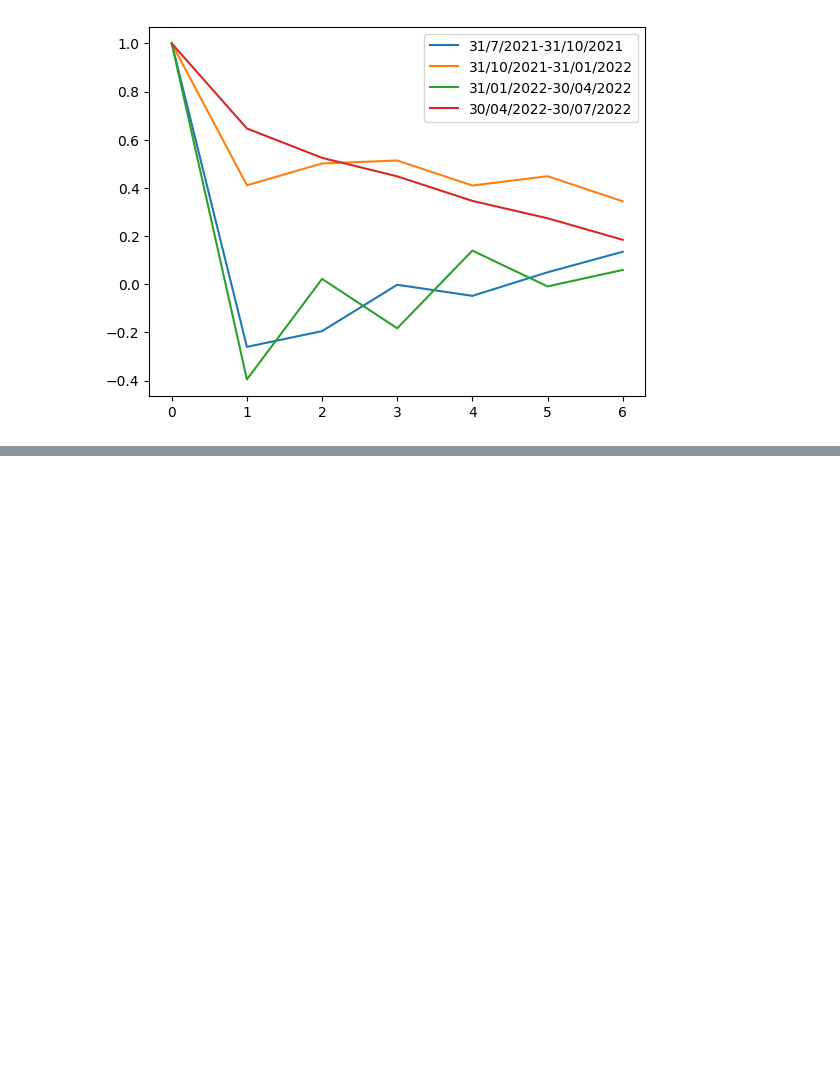
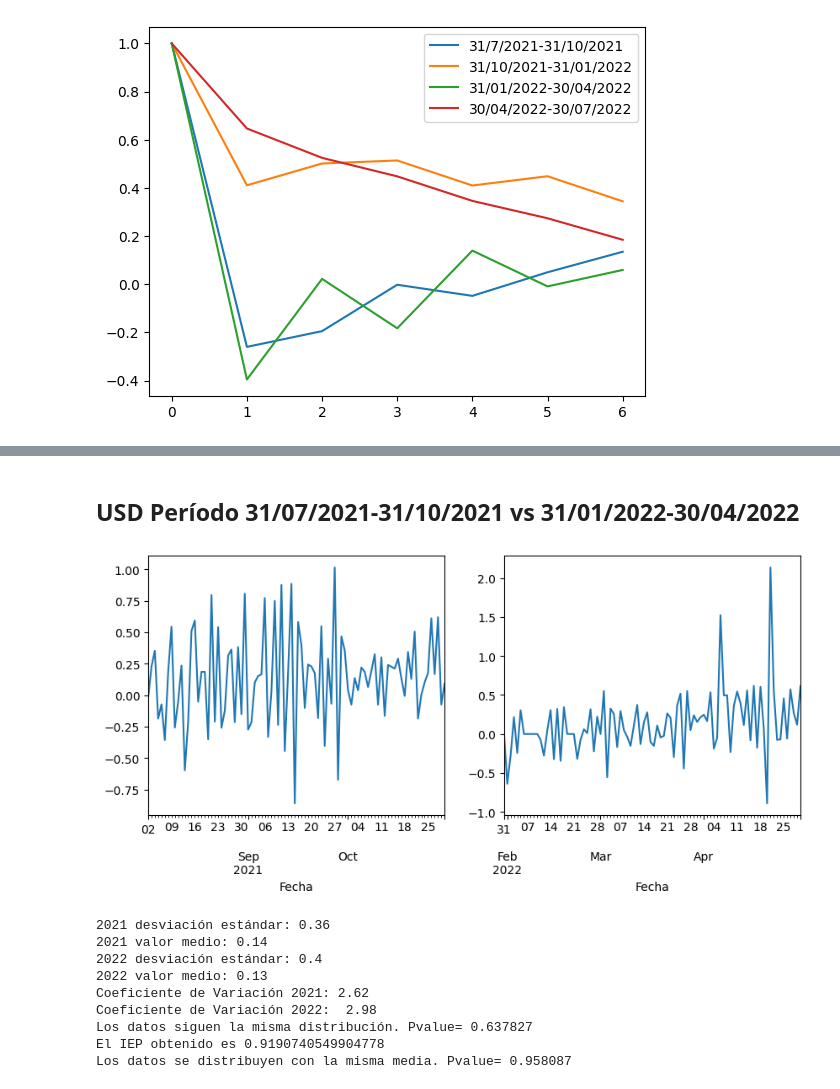
Before and after one commit to Datalis/tasa-jupyter, a Jupyter notebook: analisis.ipynb, the cells around one changed output, grey strips where cells are left out. Cells and saved outputs as stored; diff of their text form; code cells hidden in the pictures; blank space fills up the shorter version.

```diff
--- a/analisis.ipynb
+++ b/analisis.ipynb
@@ -786,0 +848,55 @@ for t in auto_corr_time:
+# %% [markdown]
+## USD Período 31/07/2021-31/10/2021 vs 31/01/2022-30/04/2022
+# %%
+v = daily_mean.loc['USD'][(daily_mean.loc['USD'].index > pd.to_datetime('31/7/2021', dayfirst=True)) &
+                          (daily_mean.loc['USD'].index <= pd.to_datetime('30/04/2022', dayfirst=True))]
+
+pv = v.iloc[1:]
+diff_v = v.diff().dropna()
+relative_vdp = diff_v/pv*100
+
+relative_vdp_1 = relative_vdp[(relative_vdp.index < pd.to_datetime('31/10/2021', dayfirst=True))]
+relative_vdp_2 = relative_vdp[(relative_vdp.index >= pd.to_datetime('31/01/2022', dayfirst=True))]
+
+plt.figure(figsize=(10,4))
+plt.subplot(121)
+relative_vdp_1.Oferta.plot()
+plt.subplot(122)
+relative_vdp_2.Oferta.plot()
+plt.show()
+
+print('2021 desviación estándar:', np.round(relative_vdp_1.std().values[0], 2))
+print('2021 valor medio:', np.round(relative_vdp_1.mean().values[0], 2))
+print('2022 desviación estándar:', np.round(relative_vdp_2.std().values[0], 2))
+print('2022 valor medio:', np.round(relative_vdp_2.mean().values[0], 2))
+print('Coeficiente de Variación 2021:', np.round(cv(relative_vdp_1).values[0], 2))
+print('Coeficiente de Variación 2022: ', np.round(cv(relative_vdp_2).values[0], 2))
+
+_, pvalue = ks_2samp(relative_vdp_1.Oferta.values, relative_vdp_2.Oferta.values)
+
+if pvalue < 0.05:
+    print("Los datos no se distribuyen de la misma forma. Pvalue=", np.round(pvalue, 6))
+else:
+    print("Los datos siguen la misma distribución. Pvalue=", np.round(pvalue, 6))
+
+iep = psi(relative_vdp_1.Oferta.values, relative_vdp_2.Oferta.values, 10)
+
+print('El IEP obtenido es', iep)
+
+_, pvalue = ttest_ind(relative_vdp_1.Oferta.values, relative_vdp_2.Oferta.values, equal_var=False)
+
+if pvalue < 0.05:
+    print("Los datos no se distribuyen con la misma media. Pvalue=", np.round(pvalue, 6))
+else:
+    print("Los datos se distribuyen con la misma media. Pvalue=", np.round(pvalue, 6))
+# %% [output]
+[figure, added]
+2021 desviación estándar: 0.36
+2021 valor medio: 0.14
+2022 desviación estándar: 0.4
+2022 valor medio: 0.13
+Coeficiente de Variación 2021: 2.62
+Coeficiente de Variación 2022:  2.98
+Los datos siguen la misma distribución. Pvalue= 0.637827
+El IEP obtenido es 0.9190740549904778
+Los datos se distribuyen con la misma media. Pvalue= 0.958087
```
Also changed, not shown: parts of 11 cells of this notebook.
